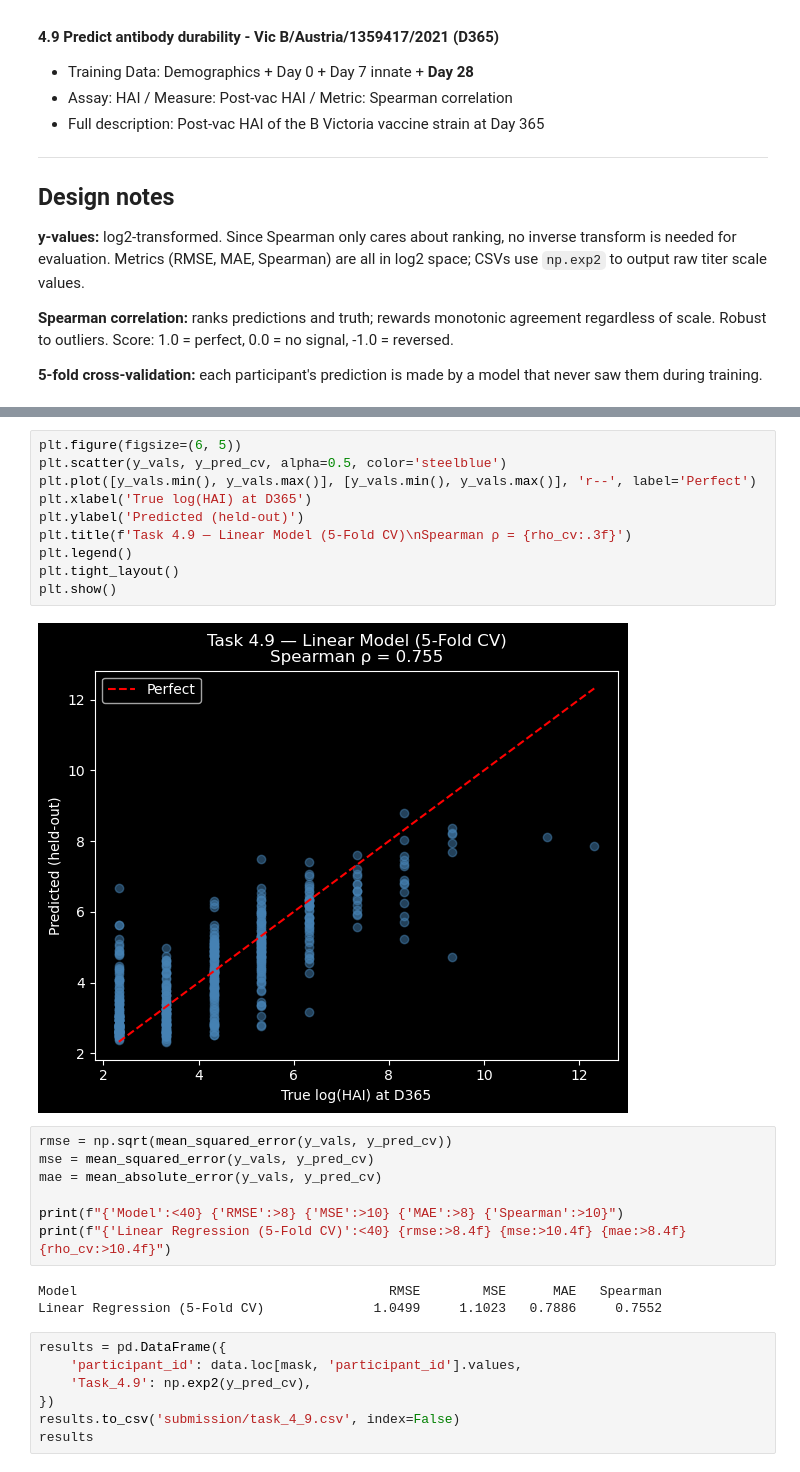
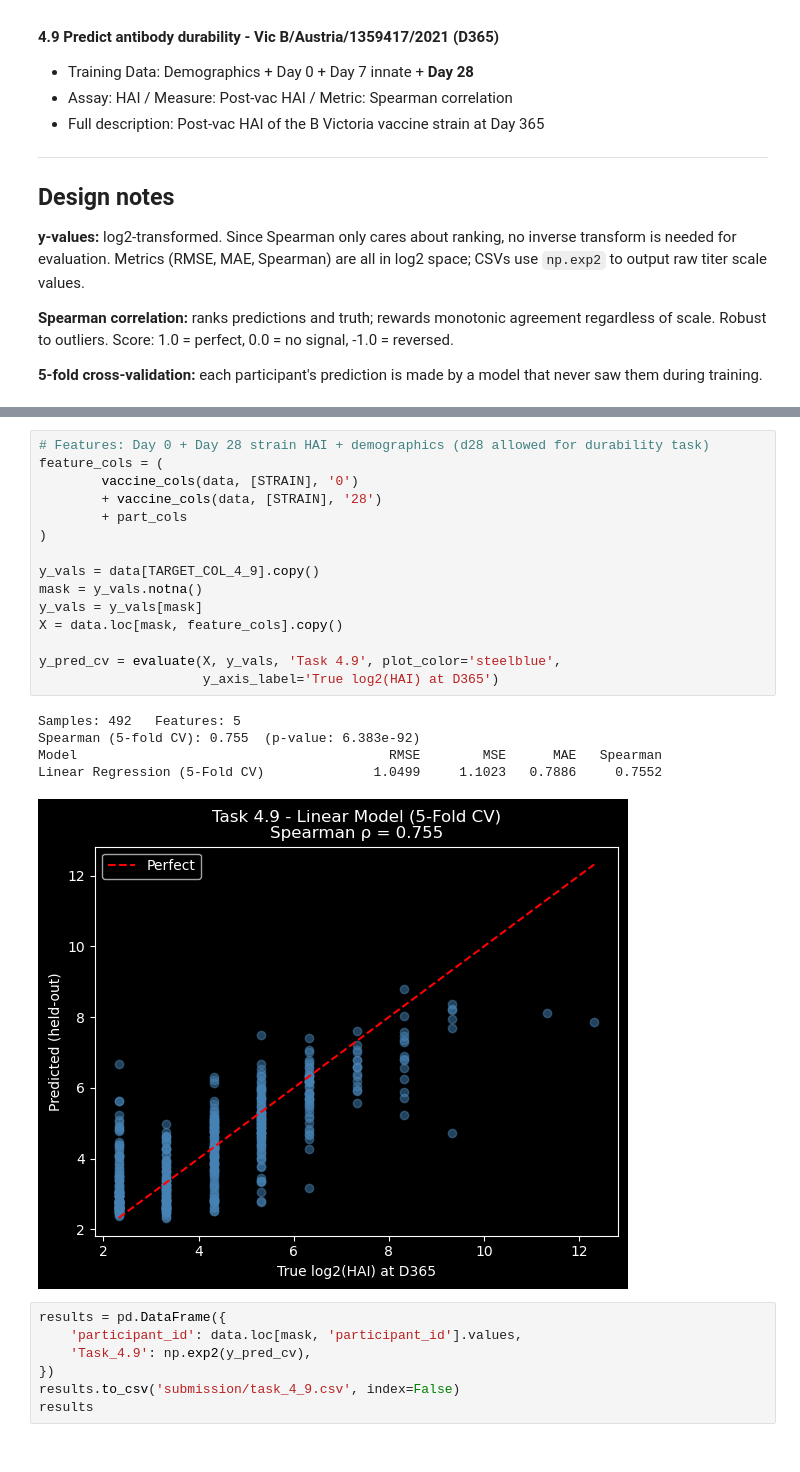
Before and after one commit to DirtyChay/cmi-flu-prediction-challenge-capstone, a Jupyter notebook: task_4_3__4_9.ipynb, the cells around one changed output, grey strips where cells are left out. Cells and saved outputs as stored; diff of their text form.

```diff
--- a/task_4_3__4_9.ipynb
+++ b/task_4_3__4_9.ipynb
@@ -265,25 +91,24 @@ Spearman (5-fold CV): 0.755  (p-value: 0.0000)
-# %%
-plt.figure(figsize=(6, 5))
-plt.scatter(y_vals, y_pred_cv, alpha=0.5, color='steelblue')
-plt.plot([y_vals.min(), y_vals.max()], [y_vals.min(), y_vals.max()], 'r--', label='Perfect')
-plt.xlabel('True log(HAI) at D365')
-plt.ylabel('Predicted (held-out)')
-plt.title(f'Task 4.9 — Linear Model (5-Fold CV)\nSpearman ρ = {rho_cv:.3f}')
-plt.legend()
-plt.tight_layout()
-plt.show()
-# %% [output]
-[figure, removed]
-# %%
-rmse = np.sqrt(mean_squared_error(y_vals, y_pred_cv))
-mse = mean_squared_error(y_vals, y_pred_cv)
-mae = mean_absolute_error(y_vals, y_pred_cv)
-
-print(f"{'Model':<40} {'RMSE':>8} {'MSE':>10} {'MAE':>8} {'Spearman':>10}")
-print(f"{'Linear Regression (5-Fold CV)':<40} {rmse:>8.4f} {mse:>10.4f} {mae:>8.4f} {rho_cv:>10.4f}")
-# %% [output]
-Model                                        RMSE        MSE      MAE   Spearman
-Linear Regression (5-Fold CV)              1.0499     1.1023   0.7886     0.7552
+# %%
+# Features: Day 0 + Day 28 strain HAI + demographics (d28 allowed for durability task)
+feature_cols = (
+        vaccine_cols(data, [STRAIN], '0')
+        + vaccine_cols(data, [STRAIN], '28')
+        + part_cols
+)
+
+y_vals = data[TARGET_COL_4_9].copy()
+mask = y_vals.notna()
+y_vals = y_vals[mask]
+X = data.loc[mask, feature_cols].copy()
+
+y_pred_cv = evaluate(X, y_vals, 'Task 4.9', plot_color='steelblue',
+                     y_axis_label='True log2(HAI) at D365')
+# %% [output]
+Samples: 492   Features: 5
+Spearman (5-fold CV): 0.755  (p-value: 6.383e-92)
+Model                                        RMSE        MSE      MAE   Spearman
+Linear Regression (5-Fold CV)              1.0499     1.1023   0.7886     0.7552
+[figure, added]
 # %%
 results = pd.DataFrame({
     'participant_id': data.loc[mask, 'participant_id'].values,
```
Also changed, not shown: parts of 25 cells of this notebook.
